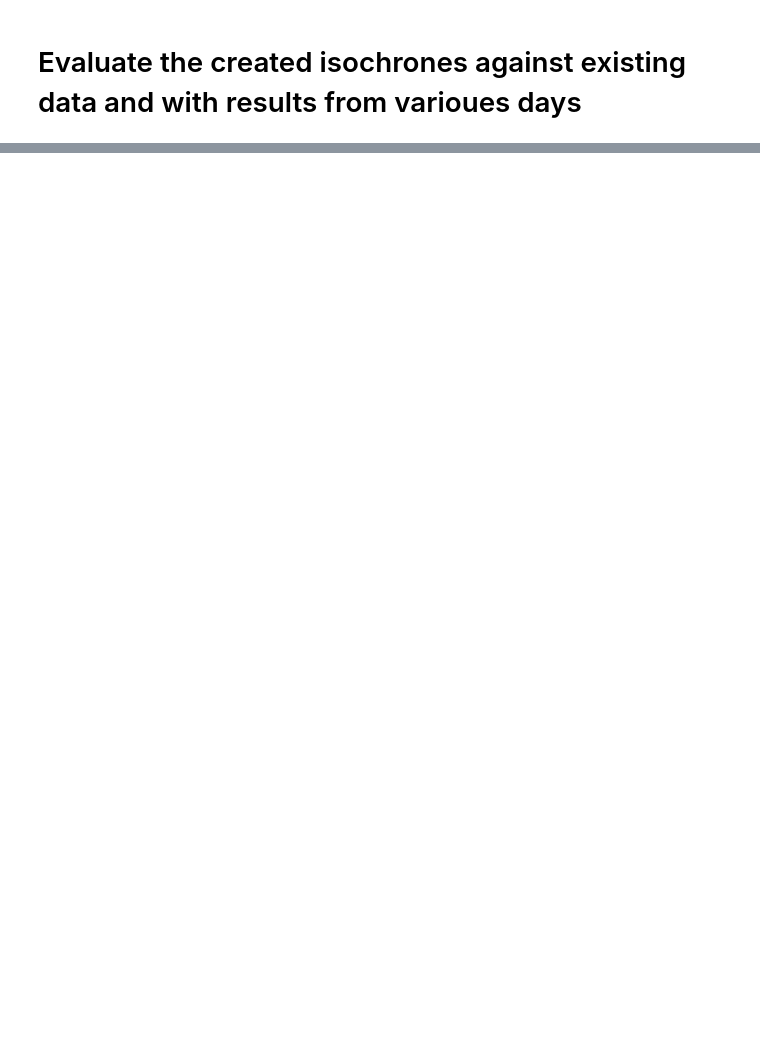
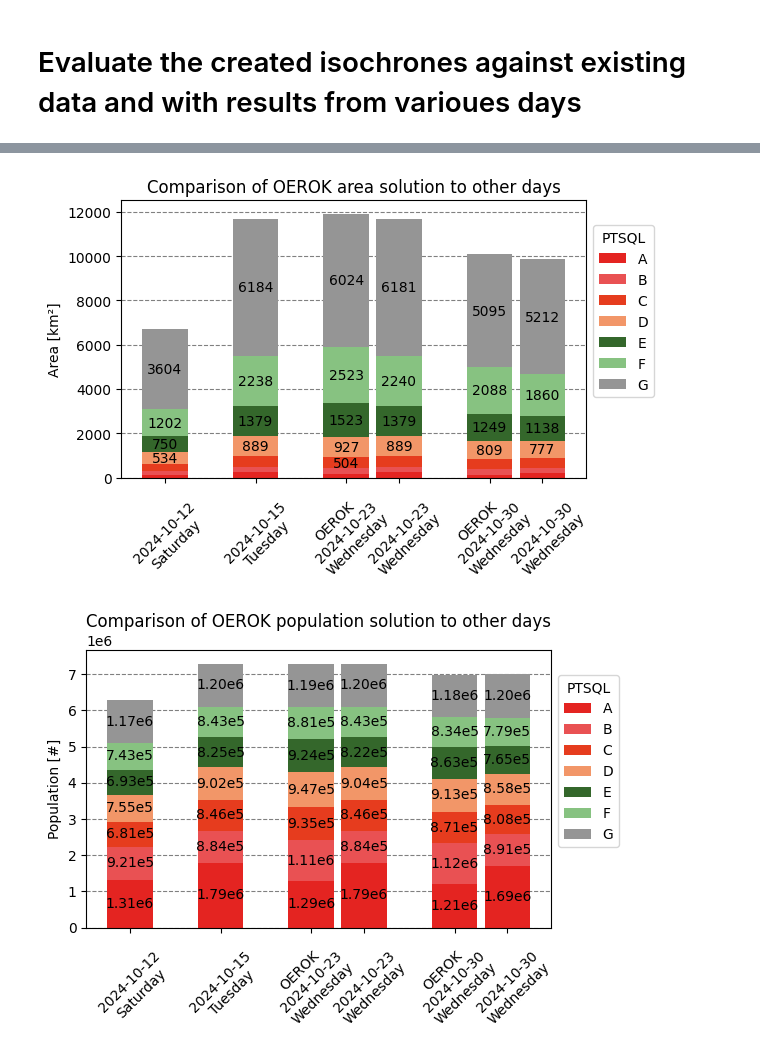
Before and after one commit to LeonRischar/ptsql_austria, a Jupyter notebook: src/demo_evaluation.ipynb, the cells around one changed output, grey strips where cells are left out. Cells and saved outputs as stored; diff of their text form; code cells hidden in the pictures; blank space fills up the shorter version.

```diff
--- a/src/demo_evaluation.ipynb
+++ b/src/demo_evaluation.ipynb
@@ -183,0 +512,14 @@ create_time_series_plot(df, days=[20240010+x for x in range(200,1300, 200)])
+# %%
+custom_labels = ["", "", "OEROK", "", "OEROK", ""]
+
+p7 = create_time_series_plot(df_a, days=OEROK_DAYS + [20241012, 20241015], type="area", day_names=True, plot_size='auto',
+                              bar_labels=True, groupby='day', custom_labels=custom_labels,
+                              custom_title="Comparison of OEROK area solution to other days")
+plt.show()
+p8 = create_time_series_plot(df_p, days=OEROK_DAYS + [20241012, 20241015], type="population", day_names=True, plot_size='auto',
+                              bar_labels=True, groupby='day', custom_labels=custom_labels,
+                              custom_title="Comparison of OEROK population solution to other days")
+plt.show()
+# %% [output]
+[figure, added]
+[figure, added]
```
Also changed, not shown: parts of 25 cells of this notebook, 20 other files.
